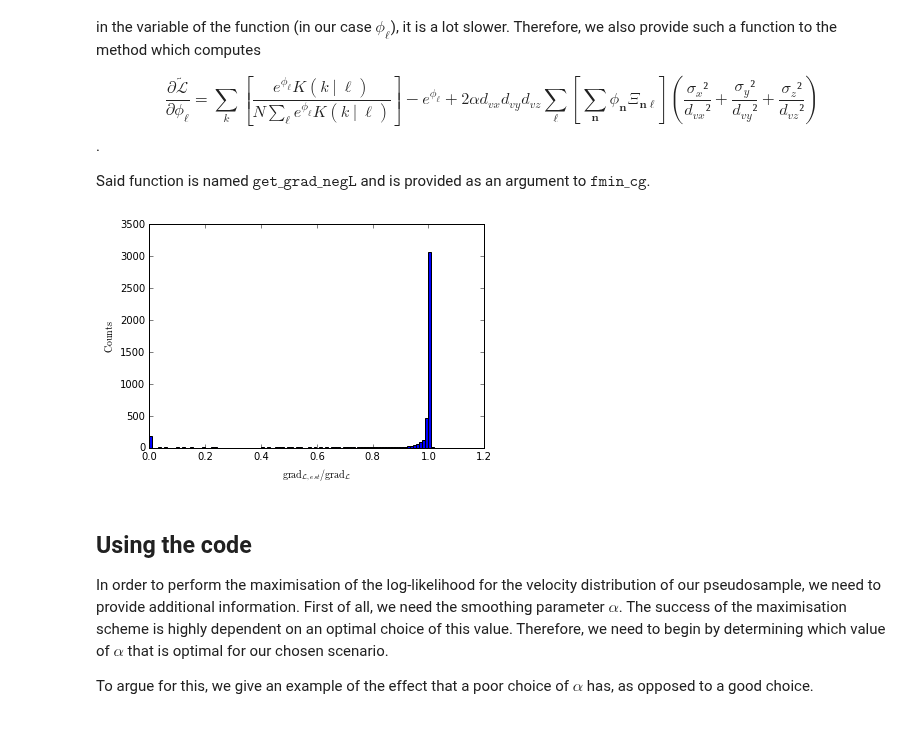
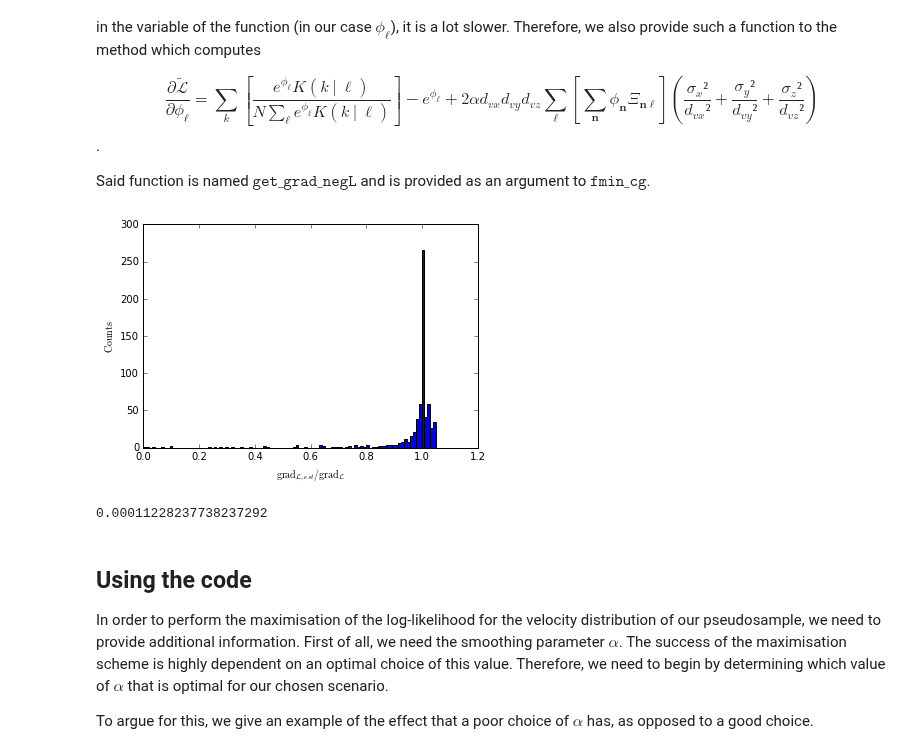
Before and after one commit to PaulMcMillan-Astro/DeprojectionProject, a Jupyter notebook: InitialDeprojectionNotebook.ipynb, the cells around one changed output. Saved outputs shown, nothing was run; the diff lists cells and outputs as text; code cells hidden in the pictures.

```diff
--- a/InitialDeprojectionNotebook.ipynb
+++ b/InitialDeprojectionNotebook.ipynb
@@ -119,8 +119,8 @@ Hence we get a box that covers the ranges $v_i \in [v_{i,min},v_{i,min}+n_i d_{v
 # %%
 #For example we can choose
 
-n = np.array([10,10,10])
-dv = np.array([40,40,40])
+n = np.array([40,40,40])
+dv = np.array([10,10,10])
 vmin = np.array([-200,-200,-200])
 # %% [markdown]
 ## Computing the log-likelihood $\tilde{\mathcal L}$
@@ -238,9 +238,13 @@ Said function is named $\texttt{get_grad_negL}$ and is provided as an argument t
 # %%
 from Deproject_test import grad_negL_test
 
-testvals, twon = grad_negL_test(phi0,pvals,rhatvals,1e-10,vmin,dv,n)
+testvals, twon = grad_negL_test(phi0,pvals,rhatvals,1e-11,vmin,dv,n)
 # %% [output]
-[figure, old version]
+[figure, new version]
+# %%
+twon
+# %% [output]
+0.00011228237738237292
 # %% [markdown]
 ## Using the code
 
```
Also changed, not shown: parts of 15 cells of this notebook, 1 other file.
